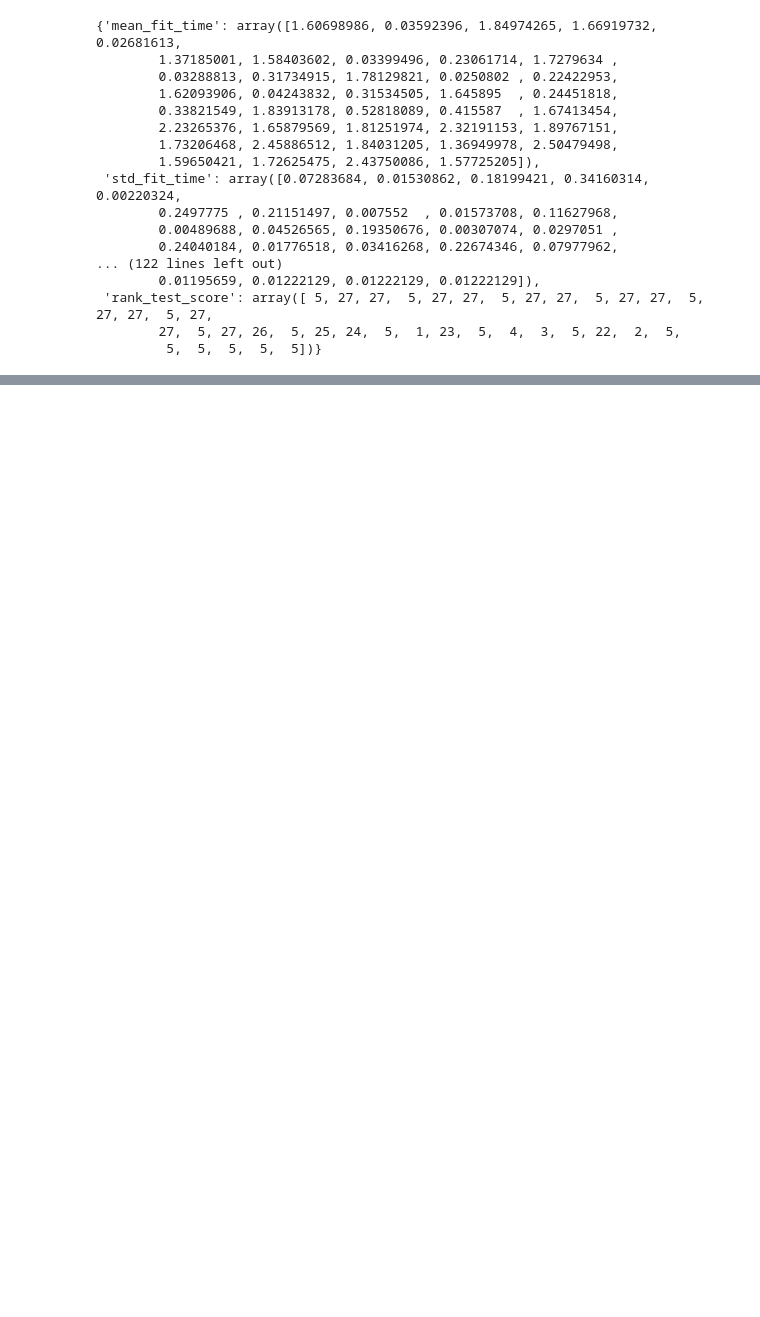
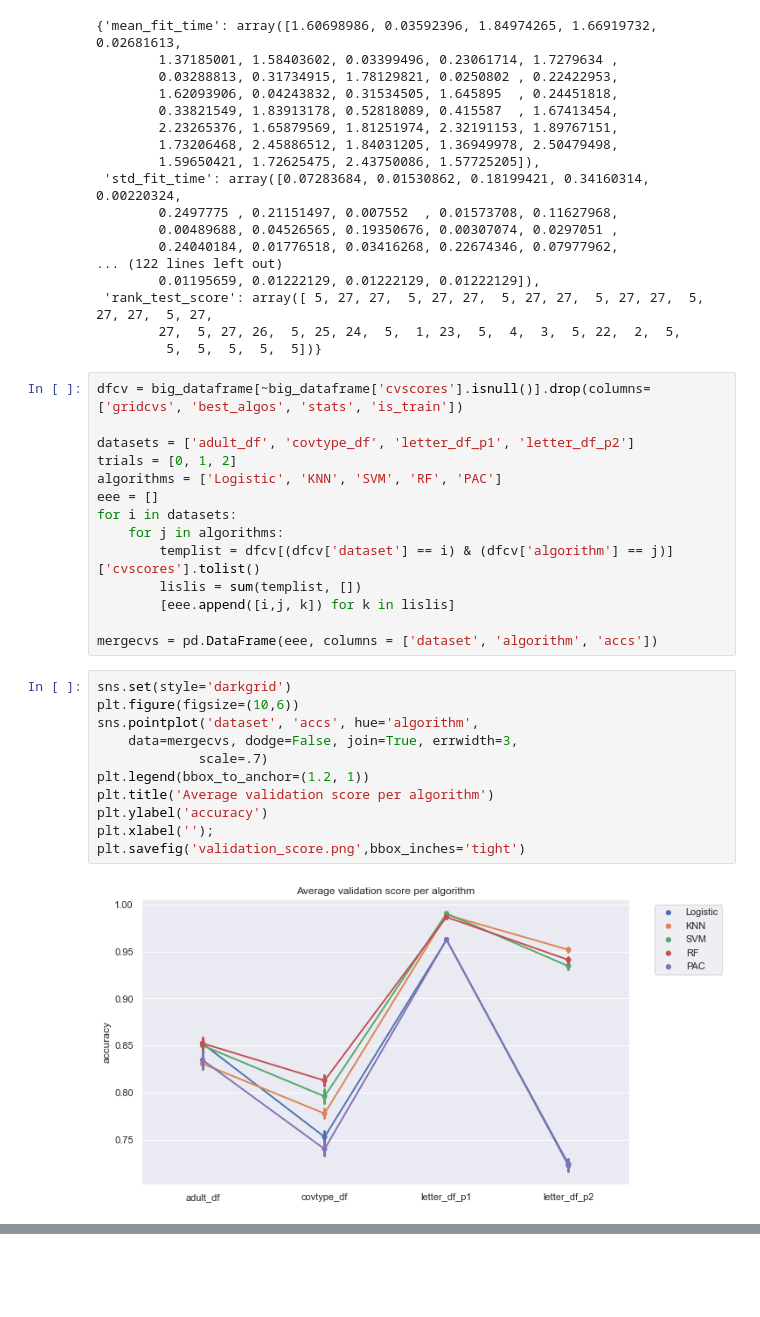
Before and after one commit to justintheyang/novelsearch_icml, a Jupyter notebook: ICML.ipynb, the cells around one changed output, grey strips where cells are left out. Drawn from its saved outputs; the diff is of its cells as text; blank space fills up the shorter version.

```diff
--- a/ICML.ipynb
+++ b/ICML.ipynb
@@ -543,3 +543,30 @@ big_dataframe['best_algos'][2].cv_results_
  'rank_test_score': array([ 5, 27, 27,  5, 27, 27,  5, 27, 27,  5, 27, 27,  5, 27, 27,  5, 27,
         27,  5, 27, 26,  5, 25, 24,  5,  1, 23,  5,  4,  3,  5, 22,  2,  5,
          5,  5,  5,  5,  5])}
+# %%
+dfcv = big_dataframe[~big_dataframe['cvscores'].isnull()].drop(columns=['gridcvs', 'best_algos', 'stats', 'is_train'])
+
+datasets = ['adult_df', 'covtype_df', 'letter_df_p1', 'letter_df_p2']
+trials = [0, 1, 2]
+algorithms = ['Logistic', 'KNN', 'SVM', 'RF', 'PAC']
+eee = []
+for i in datasets:
+    for j in algorithms:
+        templist = dfcv[(dfcv['dataset'] == i) & (dfcv['algorithm'] == j)]['cvscores'].tolist()
+        lislis = sum(templist, [])
+        [eee.append([i,j, k]) for k in lislis]
+
+mergecvs = pd.DataFrame(eee, columns = ['dataset', 'algorithm', 'accs'])
+# %%
+sns.set(style='darkgrid')
+plt.figure(figsize=(10,6))
+sns.pointplot('dataset', 'accs', hue='algorithm',
+    data=mergecvs, dodge=False, join=True, errwidth=3,
+             scale=.7)
+plt.legend(bbox_to_anchor=(1.2, 1))
+plt.title('Average validation score per algorithm')
+plt.ylabel('accuracy')
+plt.xlabel('');
+plt.savefig('validation_score.png',bbox_inches='tight')
+# %% [output]
+[figure, added]
```
Also changed, not shown: parts of 16 cells of this notebook, 1 other file.
